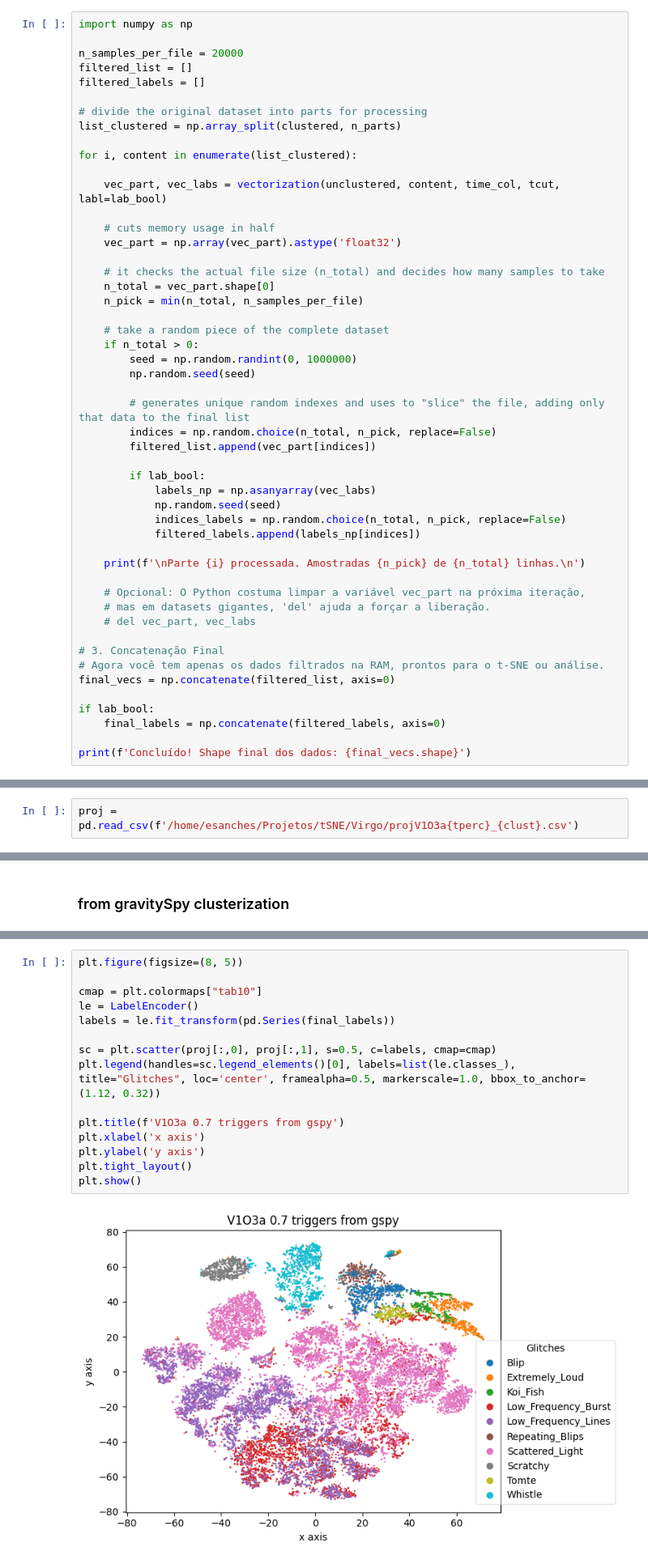
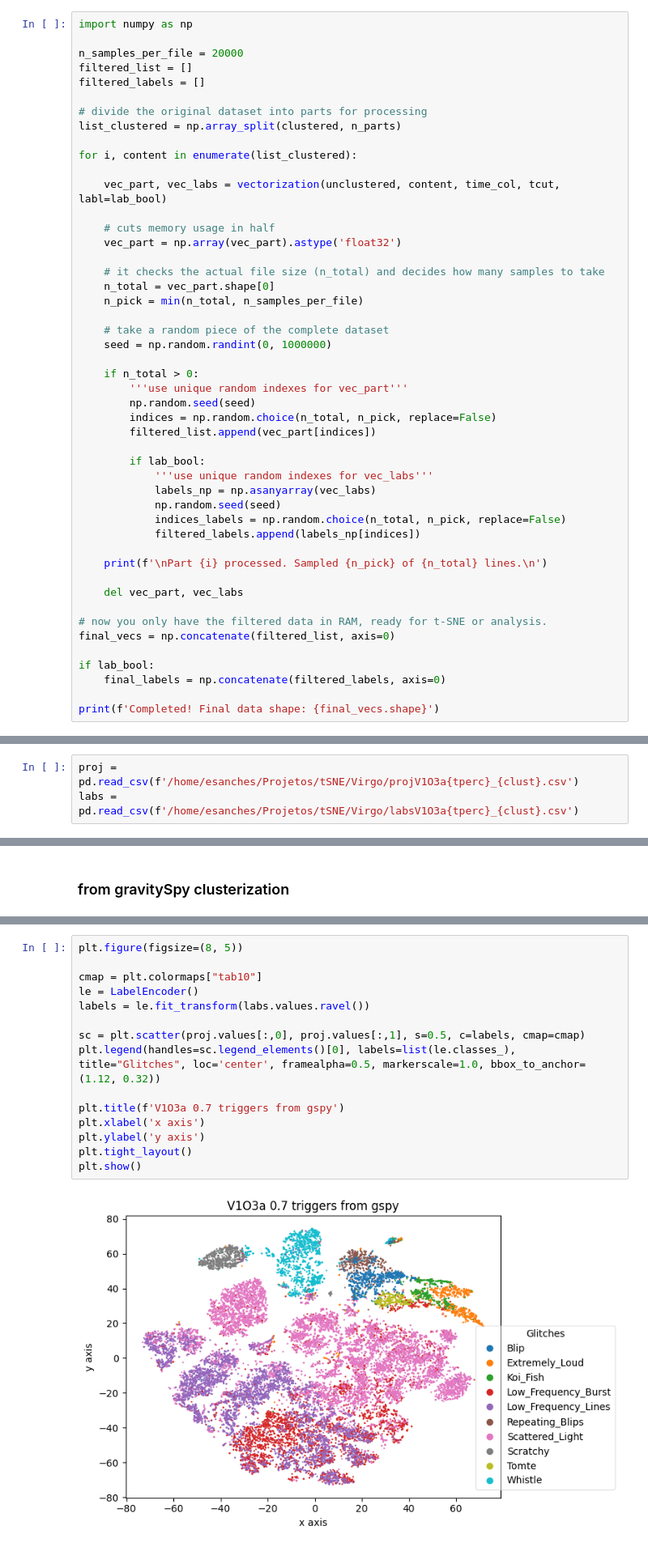
Before and after one commit to physerikc/gravitational-waves, a Jupyter notebook: tSNE_Virgo_O3a_2.ipynb, the cells around one changed output, grey strips where cells are left out. Shown at 81% size. Saved outputs shown, nothing was run; the diff lists cells and outputs as text.

```diff
--- a/tSNE_Virgo_O3a_2.ipynb
+++ b/tSNE_Virgo_O3a_2.ipynb
@@ -393,32 +393,30 @@ for i, content in enumerate(list_clustered):
     n_pick = min(n_total, n_samples_per_file)
 
     # take a random piece of the complete dataset
+    seed = np.random.randint(0, 1000000)
+
     if n_total > 0:
-        seed = np.random.randint(0, 1000000)
+        '''use unique random indexes for vec_part'''
         np.random.seed(seed)
-
-        # generates unique random indexes and uses to "slice" the file, adding only that data to the final list
         indices = np.random.choice(n_total, n_pick, replace=False)
         filtered_list.append(vec_part[indices])
 
         if lab_bool:
+            '''use unique random indexes for vec_labs'''
             labels_np = np.asanyarray(vec_labs)
             np.random.seed(seed)
             indices_labels = np.random.choice(n_total, n_pick, replace=False)
             filtered_labels.append(labels_np[indices])
 
-    print(f'\nParte {i} processada. Amostradas {n_pick} de {n_total} linhas.\n')
+    print(f'\nPart {i} processed. Sampled {n_pick} of {n_total} lines.\n')
 
-    # Opcional: O Python costuma limpar a variável vec_part na próxima iteração,
-    # mas em datasets gigantes, 'del' ajuda a forçar a liberação.
-    # del vec_part, vec_labs
+    del vec_part, vec_labs
 
-# 3. Concatenação Final
-# Agora você tem apenas os dados filtrados na RAM, prontos para o t-SNE ou análise.
+# now you only have the filtered data in RAM, ready for t-SNE or analysis.
 final_vecs = np.concatenate(filtered_list, axis=0)
 
 if lab_bool:
     final_labels = np.concatenate(filtered_labels, axis=0)
 
-print(f'Concluído! Shape final dos dados: {final_vecs.shape}')
+print(f'Completed! Final data shape: {final_vecs.shape}')
 # %% [output]
@@ -631,3 +629,4 @@ proj_df.to_csv(f'/home/esanches/Projetos/tSNE/Virgo/projV1O3a{tperc}_{clust}.csv
 //////////////////////////////////////////////////////////////////////
 # %%
 proj = pd.read_csv(f'/home/esanches/Projetos/tSNE/Virgo/projV1O3a{tperc}_{clust}.csv')
+labs = pd.read_csv(f'/home/esanches/Projetos/tSNE/Virgo/labsV1O3a{tperc}_{clust}.csv')
@@ -642,20 +647,20 @@ We've already read above the **.csv** file containing the 2D glitches. Now we ca
 # %%
 plt.figure(figsize=(8, 5))
 
 cmap = plt.colormaps["tab10"]
 le = LabelEncoder()
-labels = le.fit_transform(pd.Series(final_labels))
+labels = le.fit_transform(labs.values.ravel())
 
-sc = plt.scatter(proj[:,0], proj[:,1], s=0.5, c=labels, cmap=cmap)
+sc = plt.scatter(proj.values[:,0], proj.values[:,1], s=0.5, c=labels, cmap=cmap)
 plt.legend(handles=sc.legend_elements()[0], labels=list(le.classes_), title="Glitches", loc='center', framealpha=0.5, markerscale=1.0, bbox_to_anchor=(1.12, 0.32))
 
 plt.title(f'V1O3a 0.7 triggers from gspy')
 plt.xlabel('x axis')
 plt.ylabel('y axis')
 plt.tight_layout()
 plt.show()
 # %% [output]
-[figure, old version]
+[figure, new version]
 # %%
 pxs = [10, 30, 90, 270, 810]
 fig, axs = plt.subplots(1, len(pxs), figsize=(4*len(pxs), 3))
```
Also changed, not shown: parts of 10 cells of this notebook.
